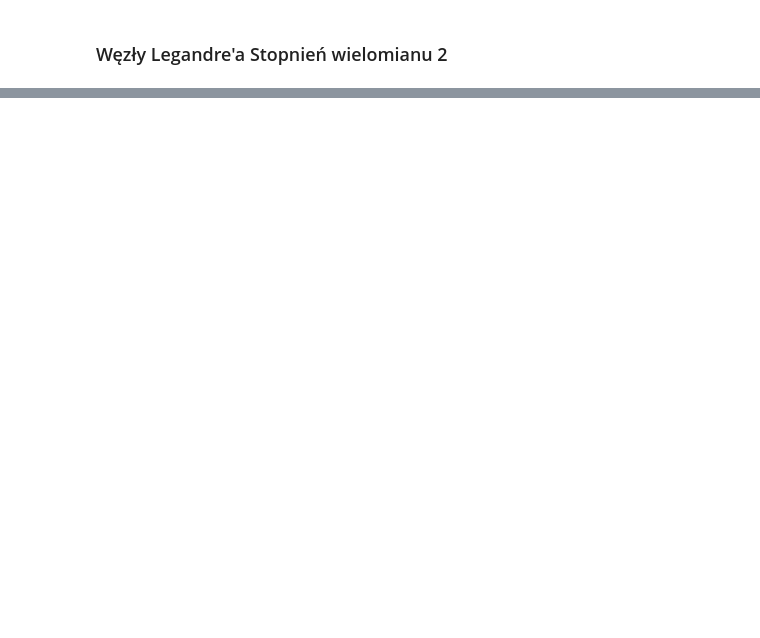
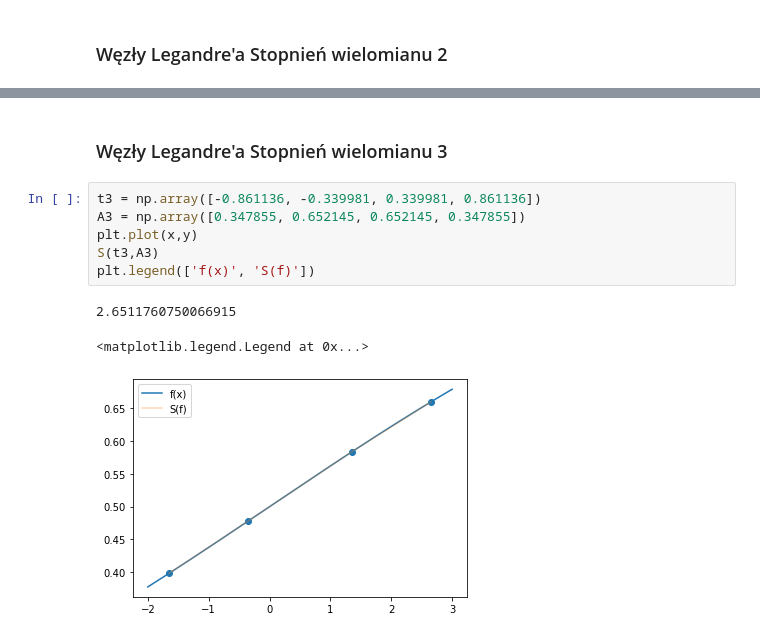
Before and after one commit to pabramowska/Numerical_Methods, a Jupyter notebook: Zadanie_11.ipynb, the cells around one changed output, grey strips where cells are left out. Cells and saved outputs as stored; diff of their text form; blank space fills up the shorter version.

```diff
--- a/Zadanie_11.ipynb
+++ b/Zadanie_11.ipynb
@@ -35,0 +55,12 @@ plt.scatter([x0,x1],[f(x0),f(x1)], c='r')
+# %% [markdown]
+### Węzły Legandre'a Stopnień wielomianu 3
+# %%
+t3 = np.array([-0.861136, -0.339981, 0.339981, 0.861136])
+A3 = np.array([0.347855, 0.652145, 0.652145, 0.347855])
+plt.plot(x,y)
+S(t3,A3)
+plt.legend(['f(x)', 'S(f)'])
+# %% [output]
+2.6511760750066915
+<matplotlib.legend.Legend at 0x...>
+[figure, added]
```
Also changed, not shown: parts of 10 cells of this notebook.
